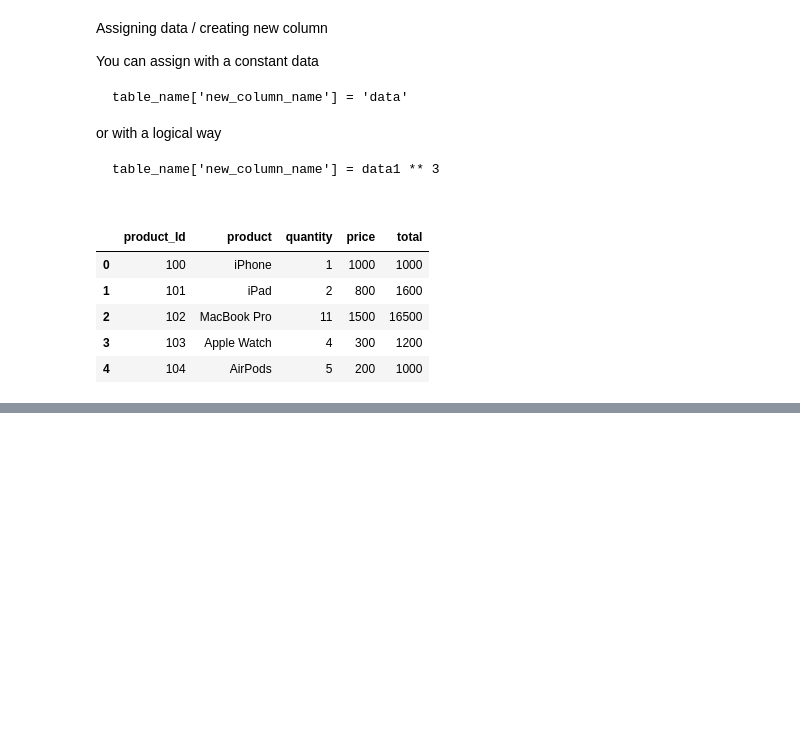
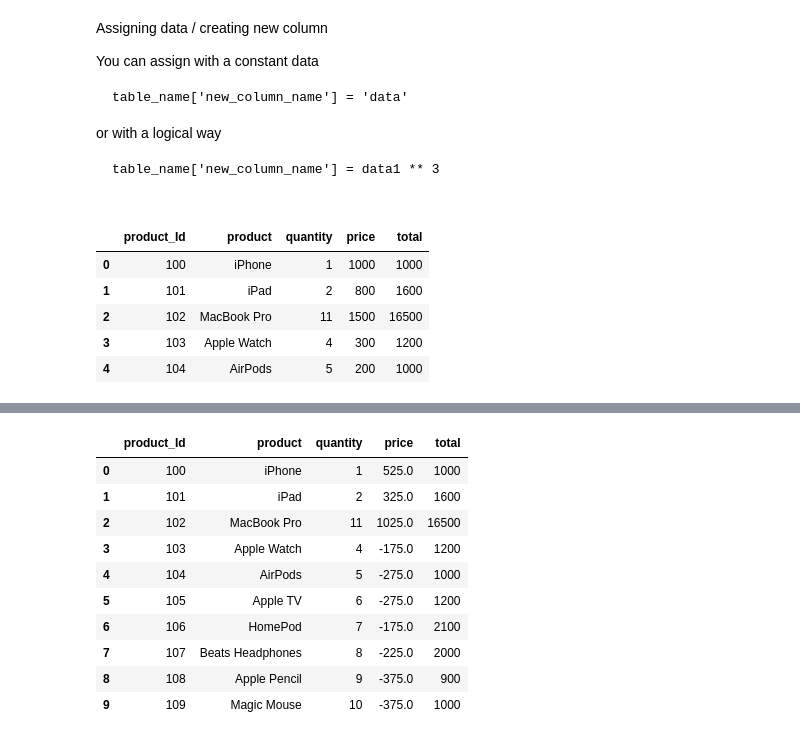
Before and after one commit to andazi/learning-pandas, a Jupyter notebook: learning_pandas.ipynb, the cells around one changed output, grey strips where cells are left out. Saved outputs shown, nothing was run; the diff lists cells and outputs as text; code cells hidden in the pictures; blank space fills up the shorter version.

Commit message:
summary function and map

```diff
--- a/learning_pandas.ipynb
+++ b/learning_pandas.ipynb
@@ -636,0 +725,25 @@ using **Function** and **Maps**
+# %%
+# getting the mean
+products_mean = products_table.price.mean()
+
+#function that returns the mean deviation
+
+def products_mean_deviation(table):
+    table.price = table.price - products_mean
+
+    return table
+# %%
+# calling the apply() method
+products_table.apply(products_mean_deviation, axis='columns')
+# %% [output]
+|  | product_Id | product | quantity | price | total |
+| 0 | 100 | iPhone | 1 | 525.0 | 1000 |
+| 1 | 101 | iPad | 2 | 325.0 | 1600 |
+| 2 | 102 | MacBook Pro | 11 | 1025.0 | 16500 |
+| 3 | 103 | Apple Watch | 4 | -175.0 | 1200 |
+| 4 | 104 | AirPods | 5 | -275.0 | 1000 |
+| 5 | 105 | Apple TV | 6 | -275.0 | 1200 |
+| 6 | 106 | HomePod | 7 | -175.0 | 2100 |
+| 7 | 107 | Beats Headphones | 8 | -225.0 | 2000 |
+| 8 | 108 | Apple Pencil | 9 | -375.0 | 900 |
+| 9 | 109 | Magic Mouse | 10 | -375.0 | 1000 |
```
Also changed, not shown: parts of 10 cells of this notebook.
